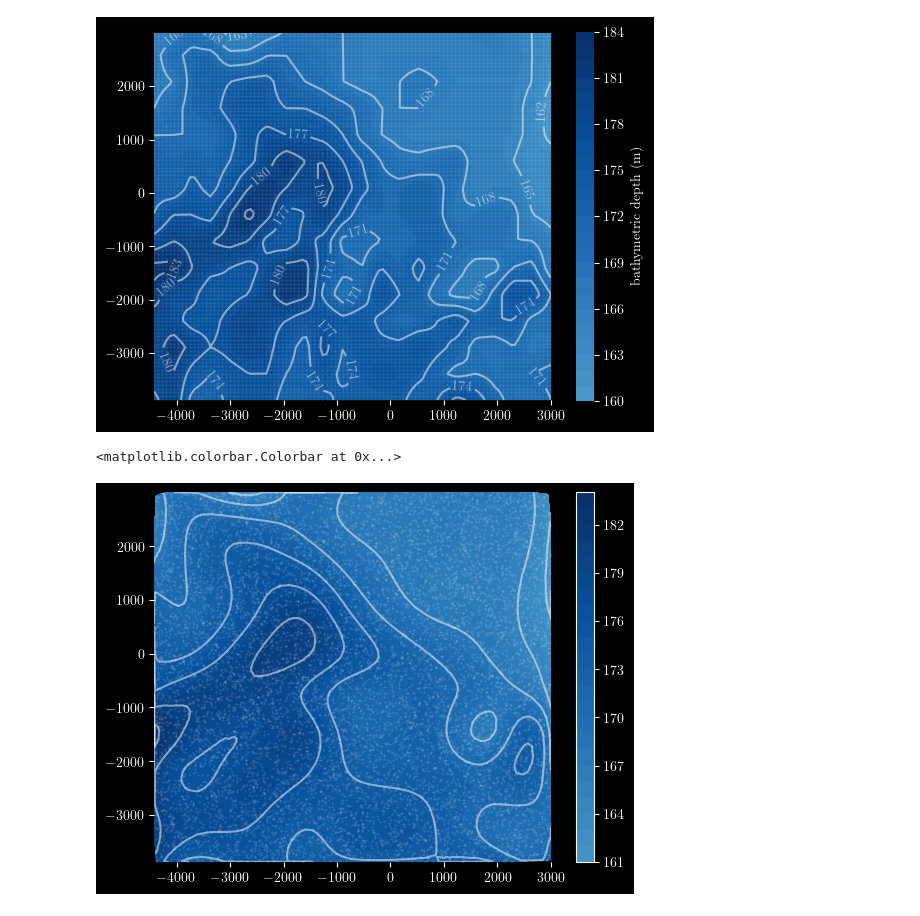
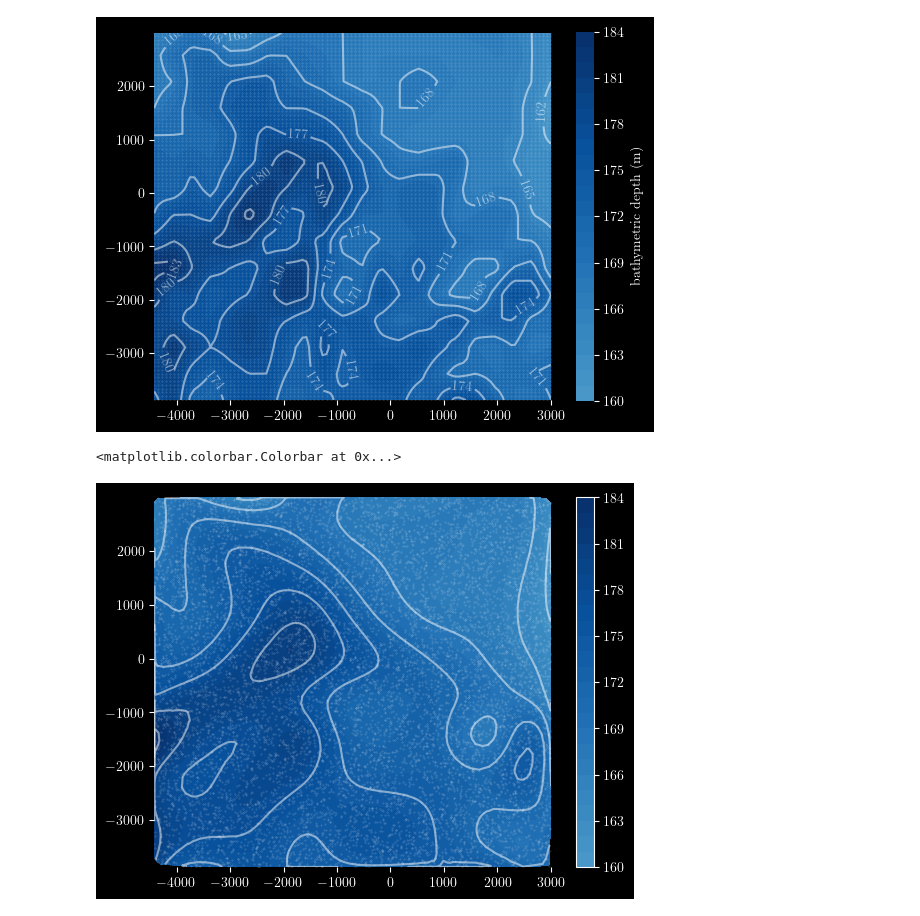
Before and after one commit to WISDEM/Ard, a Jupyter notebook: examples/offshore/bathymetry.ipynb, the cells around one changed output. Cells and saved outputs as stored; diff of their text form; code cells hidden in the pictures.

```diff
--- a/examples/offshore/bathymetry.ipynb
+++ b/examples/offshore/bathymetry.ipynb
@@ -64,32 +64,32 @@ cb0.set_label("bathymetric depth (m)")
 [figure]
 # %%
 fig, ax = plt.subplots()
-x_query = np.random.uniform(bgd.x_mesh.min(), bgd.x_mesh.max(), size=10000)
-y_query = np.random.uniform(bgd.y_mesh.min(), bgd.y_mesh.max(), size=10000)
+x_query = np.random.uniform(bgd.x_data.min(), bgd.x_data.max(), size=10000)
+y_query = np.random.uniform(bgd.y_data.min(), bgd.y_data.max(), size=10000)
 cs0 = ax.tricontourf(
     x_query,
     y_query,
     bgd.evaluate_depth(x_query, y_query),
     levels=25,
     cmap="Blues",
     vmin=125.0,
 )
 ax.scatter(
     x_query,
     y_query,
     s=0.1,
     c="w",
     alpha=0.25,
 )
 cs1 = ax.tricontour(
     x_query,
     y_query,
     bgd.evaluate_depth(x_query, y_query),
     levels=7,
     colors="w",
     alpha=0.5,
 )
 fig.colorbar(cs0)
 # %% [output]
 <matplotlib.colorbar.Colorbar at 0x...>
-[figure, old version]
+[figure, new version]
```
Also changed, not shown: parts of 1 cell of this notebook.
